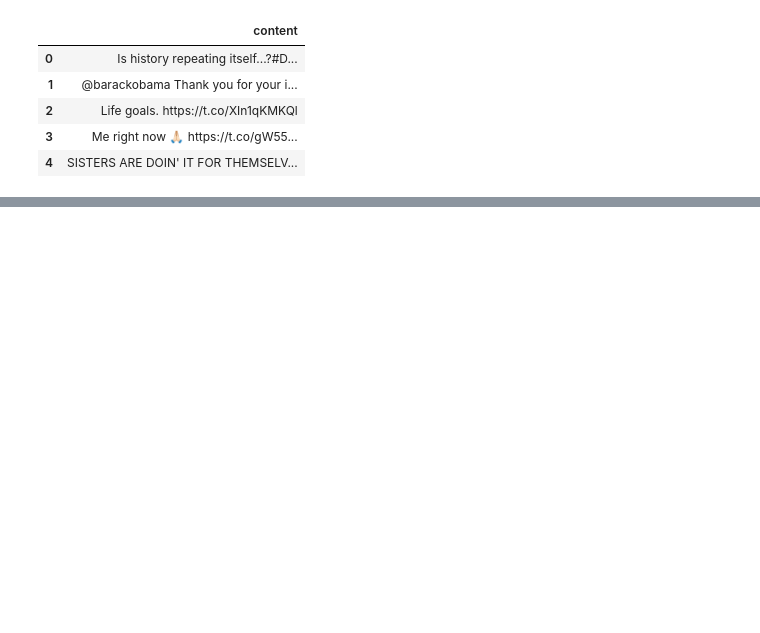
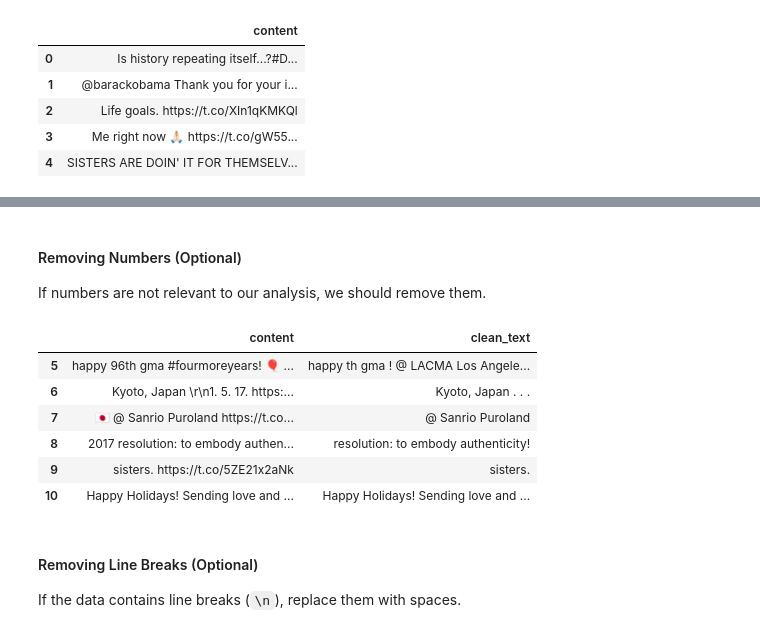
Before and after one commit to tsu76i/DS-playground, a Jupyter notebook: 3. Practical Exercises/NLP/1_basic_NLP_concepts.ipynb, the cells around one changed output, grey strips where cells are left out. Saved outputs shown, nothing was run; the diff lists cells and outputs as text; code cells hidden in the pictures; blank space fills up the shorter version.

```diff
--- a/3. Practical Exercises/NLP/1_basic_NLP_concepts.ipynb
+++ b/3. Practical Exercises/NLP/1_basic_NLP_concepts.ipynb
@@ -85,0 +144,4 @@ Convert all text to lowercase to ensure uniformity.
+# %%
+df['clean_text'] = df['clean_text'].str.replace(
+    r'[^\x00-\x7F]+', '', regex=True)
+df.head()
@@ -85,0 +158,3 @@ Convert all text to lowercase to ensure uniformity.
+# %%
+df['clean_text'] = df['clean_text'].str.replace(r'@\w+', '', regex=True)
+df.head()
@@ -85,0 +199,18 @@ Convert all text to lowercase to ensure uniformity.
+# %% [markdown]
+#### Removing Numbers (Optional)
+If numbers are not relevant to our analysis, we should remove them.
+# %%
+df['clean_text'] = df['clean_text'].str.replace(
+    r'\d+', ' ', regex=True).str.strip()
+df.iloc[5:11]
+# %% [output]
+|  | content | clean_text |
+| 5 | happy 96th gma #fourmoreyears! 🎈 ... | happy th gma ! @ LACMA Los Angele... |
+| 6 | Kyoto, Japan \r\n1. 5. 17. https:... | Kyoto, Japan . . . |
+| 7 | 🇯🇵 @ Sanrio Puroland https://t.co... | @ Sanrio Puroland |
+| 8 | 2017 resolution: to embody authen... | resolution: to embody authenticity! |
+| 9 | sisters. https://t.co/5ZE21x2aNk | sisters. |
+| 10 | Happy Holidays! Sending love and ... | Happy Holidays! Sending love and ... |
+# %% [markdown]
+#### Removing Line Breaks (Optional)
+If the data contains line breaks (`\n`), replace them with spaces.
```
Also changed, not shown: parts of 50 cells of this notebook.
